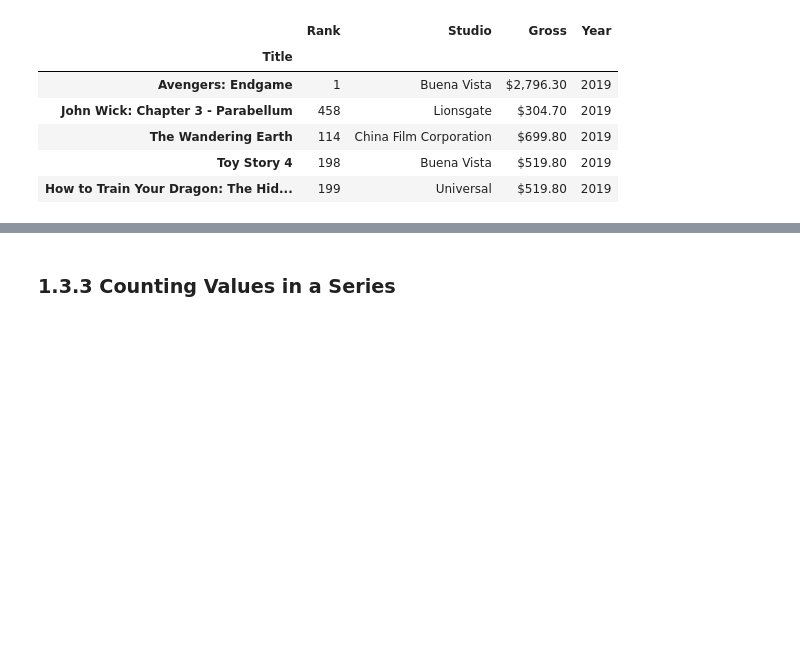
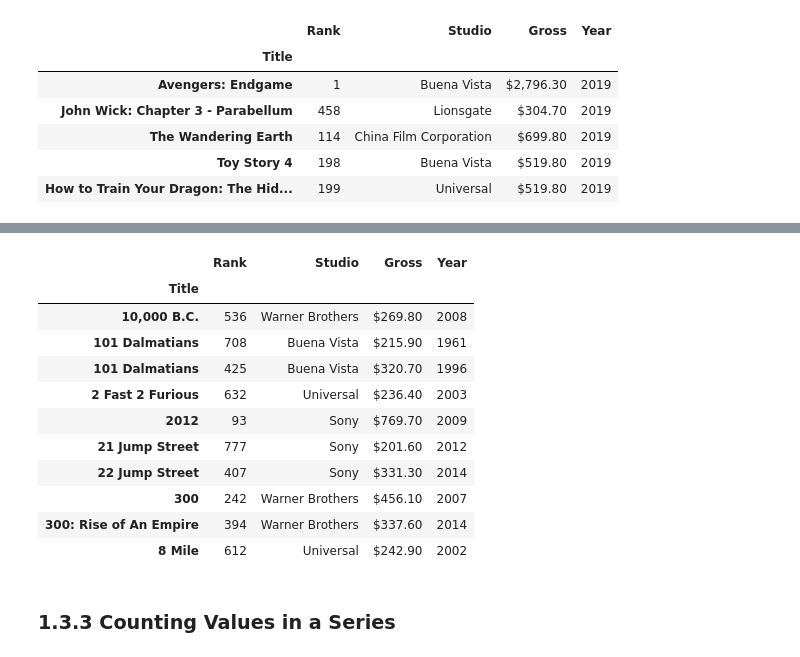
Before and after one commit to brownsloth/3by3, a Jupyter notebook: chapter_01_introducing_pandas/chapter_01_introducing_pandas.ipynb, the cells around one changed output, grey strips where cells are left out. Cells and saved outputs as stored; diff of their text form; code cells hidden in the pictures; blank space fills up the shorter version.

```diff
--- a/chapter_01_introducing_pandas/chapter_01_introducing_pandas.ipynb
+++ b/chapter_01_introducing_pandas/chapter_01_introducing_pandas.ipynb
@@ -135,3 +157,19 @@ movies.sort_index().head()
+# %%
+## Integer indexing preserves sort order
+movies.sort_index().iloc[0:10]
+# %% [output]
+|  | Rank | Studio | Gross | Year |
+| Title |  |  |  |  |
+| 10,000 B.C. | 536 | Warner Brothers | $269.80 | 2008 |
+| 101 Dalmatians | 708 | Buena Vista | $215.90 | 1961 |
+| 101 Dalmatians | 425 | Buena Vista | $320.70 | 1996 |
+| 2 Fast 2 Furious | 632 | Universal | $236.40 | 2003 |
+| 2012 | 93 | Sony | $769.70 | 2009 |
+| 21 Jump Street | 777 | Sony | $201.60 | 2012 |
+| 22 Jump Street | 407 | Sony | $331.30 | 2014 |
+| 300 | 242 | Warner Brothers | $456.10 | 2007 |
+| 300: Rise of An Empire | 394 | Warner Brothers | $337.60 | 2014 |
+| 8 Mile | 612 | Universal | $242.90 | 2002 |
 # %% [markdown]
 ### 1.3.3 Counting Values in a Series
 # %%
```
Also changed, not shown: parts of 29 cells of this notebook.
